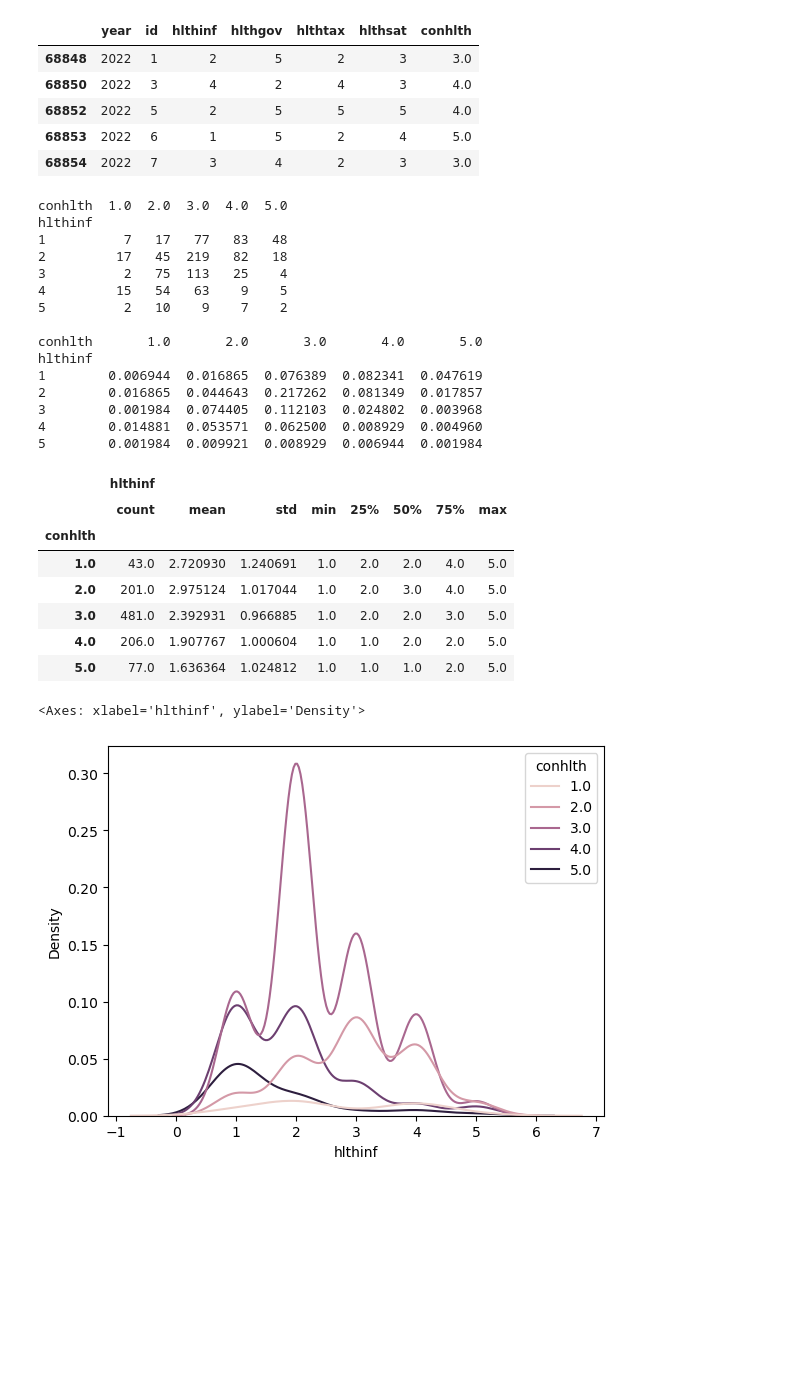
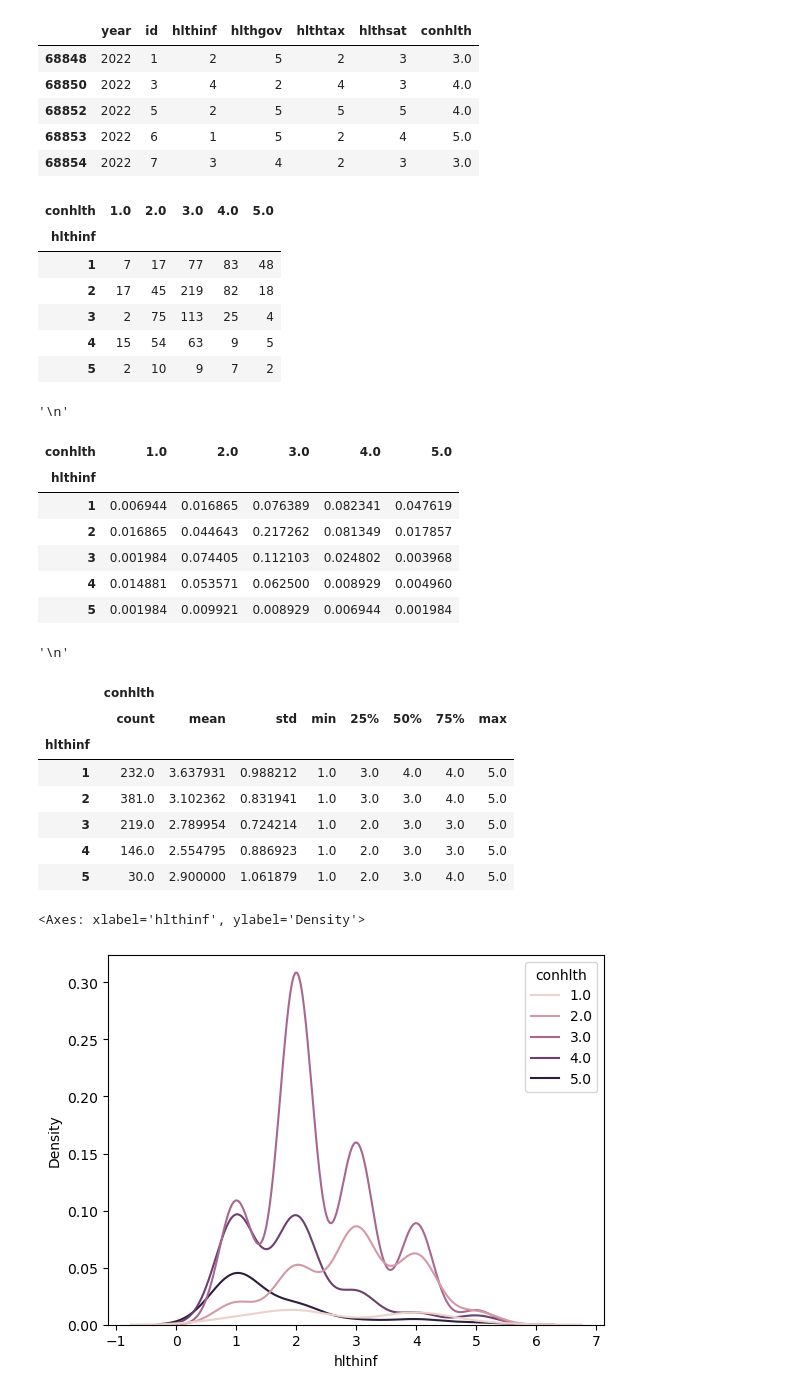
Before and after one commit to ryandinnh/project_gss, a Jupyter notebook: outline of gss project.ipynb, the cells around one changed output. Drawn from its saved outputs; the diff is of its cells as text; code cells hidden in the pictures; blank space fills up the shorter version.

```diff
--- a/outline of gss project.ipynb
+++ b/outline of gss project.ipynb
@@ -242,35 +245,40 @@ total_df.head()
 | 68853 | 2022 | 6 | 1 | 5 | 2 | 4 | 5.0 |
 | 68854 | 2022 | 7 | 3 | 4 | 2 | 3 | 3.0 |
 # %%
-print(pd.crosstab(total_df['hlthinf'], total_df['conhlth']), '\n')
-print(pd.crosstab(total_df['hlthinf'], total_df['conhlth'], normalize='all'), '\n')
-display(total_df.loc[:,['hlthinf', 'conhlth']].groupby('conhlth').describe())
+# display(pd.crosstab(total_df['conhlth'], total_df['hlthinf']), '\n')
+# display(pd.crosstab(total_df['conhlth'], total_df['hlthinf'], normalize='all'), '\n')
+# display(total_df.loc[:,['conhlth', 'hlthinf']].groupby('hlthinf').describe())
+# sns.kdeplot(data=total_df, x='conhlth', hue='hlthinf')
+display(pd.crosstab(total_df['hlthinf'], total_df['conhlth']), '\n')
+display(pd.crosstab(total_df['hlthinf'], total_df['conhlth'], normalize='all'), '\n')
+display(total_df.loc[:,['hlthinf', 'conhlth']].groupby('hlthinf').describe())
 sns.kdeplot(data=total_df, x='hlthinf', hue='conhlth')
 # more confident think more efficient, less confident think more inefficient
 # %% [output]
+| conhlth | 1.0 | 2.0 | 3.0 | 4.0 | 5.0 |
+| hlthinf |  |  |  |  |  |
+| 1 | 7 | 17 | 77 | 83 | 48 |
+| 2 | 17 | 45 | 219 | 82 | 18 |
+| 3 | 2 | 75 | 113 | 25 | 4 |
+| 4 | 15 | 54 | 63 | 9 | 5 |
+| 5 | 2 | 10 | 9 | 7 | 2 |
-conhlth  1.0  2.0  3.0  4.0  5.0
-hlthinf
-1          7   17   77   83   48
-2         17   45  219   82   18
-3          2   75  113   25    4
-4         15   54   63    9    5
-5          2   10    9    7    2
-
-conhlth       1.0       2.0       3.0       4.0       5.0
-hlthinf
-1        0.006944  0.016865  0.076389  0.082341  0.047619
-2        0.016865  0.044643  0.217262  0.081349  0.017857
-3        0.001984  0.074405  0.112103  0.024802  0.003968
-4        0.014881  0.053571  0.062500  0.008929  0.004960
-5        0.001984  0.009921  0.008929  0.006944  0.001984
+'\n'
-|  | hlthinf |  |  |  |  |  |  |  |
-|  | count | mean | std | min | 25% | 50% | 75% | max |
-| conhlth |  |  |  |  |  |  |  |  |
-| 1.0 | 43.0 | 2.720930 | 1.240691 | 1.0 | 2.0 | 2.0 | 4.0 | 5.0 |
-| 2.0 | 201.0 | 2.975124 | 1.017044 | 1.0 | 2.0 | 3.0 | 4.0 | 5.0 |
-| 3.0 | 481.0 | 2.392931 | 0.966885 | 1.0 | 2.0 | 2.0 | 3.0 | 5.0 |
-| 4.0 | 206.0 | 1.907767 | 1.000604 | 1.0 | 1.0 | 2.0 | 2.0 | 5.0 |
-| 5.0 | 77.0 | 1.636364 | 1.024812 | 1.0 | 1.0 | 1.0 | 2.0 | 5.0 |
+| conhlth | 1.0 | 2.0 | 3.0 | 4.0 | 5.0 |
+| hlthinf |  |  |  |  |  |
+| 1 | 0.006944 | 0.016865 | 0.076389 | 0.082341 | 0.047619 |
+| 2 | 0.016865 | 0.044643 | 0.217262 | 0.081349 | 0.017857 |
+| 3 | 0.001984 | 0.074405 | 0.112103 | 0.024802 | 0.003968 |
+| 4 | 0.014881 | 0.053571 | 0.062500 | 0.008929 | 0.004960 |
+| 5 | 0.001984 | 0.009921 | 0.008929 | 0.006944 | 0.001984 |
-<Axes: xlabel='hlthinf', ylabel='Density'>
+'\n'
+|  | conhlth |  |  |  |  |  |  |  |
+|  | count | mean | std | min | 25% | 50% | 75% | max |
+| hlthinf |  |  |  |  |  |  |  |  |
+| 1 | 232.0 | 3.637931 | 0.988212 | 1.0 | 3.0 | 4.0 | 4.0 | 5.0 |
+| 2 | 381.0 | 3.102362 | 0.831941 | 1.0 | 3.0 | 3.0 | 4.0 | 5.0 |
+| 3 | 219.0 | 2.789954 | 0.724214 | 1.0 | 2.0 | 3.0 | 3.0 | 5.0 |
+| 4 | 146.0 | 2.554795 | 0.886923 | 1.0 | 2.0 | 3.0 | 3.0 | 5.0 |
+| 5 | 30.0 | 2.900000 | 1.061879 | 1.0 | 2.0 | 3.0 | 4.0 | 5.0 |
+<Axes: xlabel='hlthinf', ylabel='Density'>
 [figure]
 # %%
```
Also changed, not shown: parts of 7 cells of this notebook.
